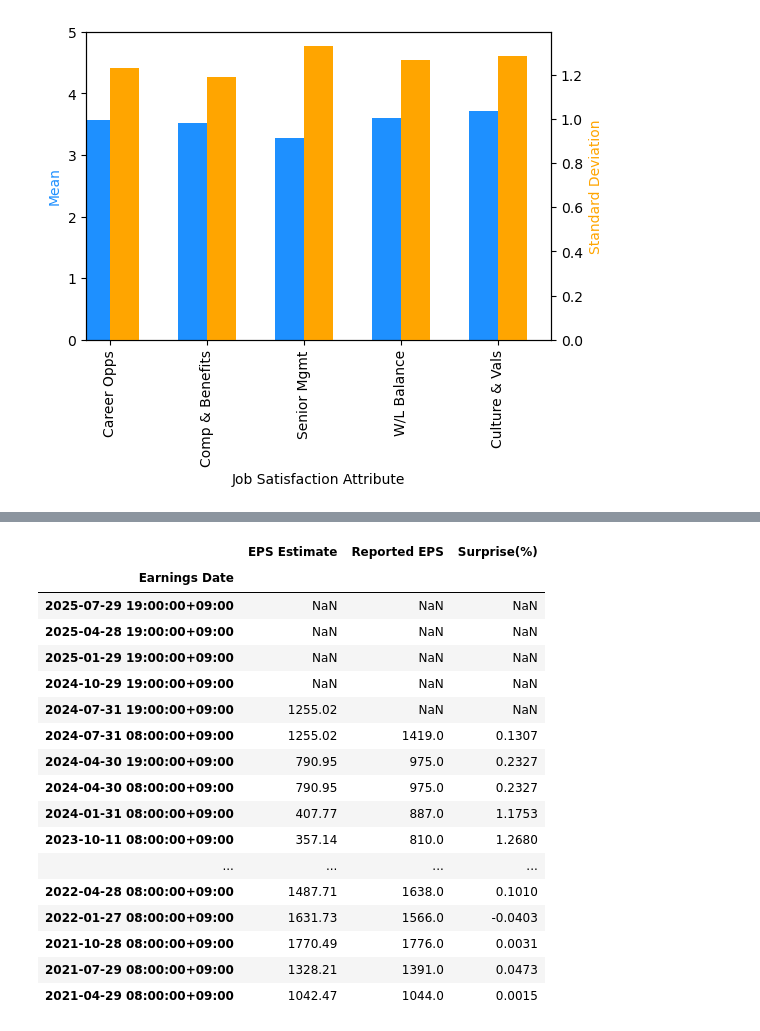
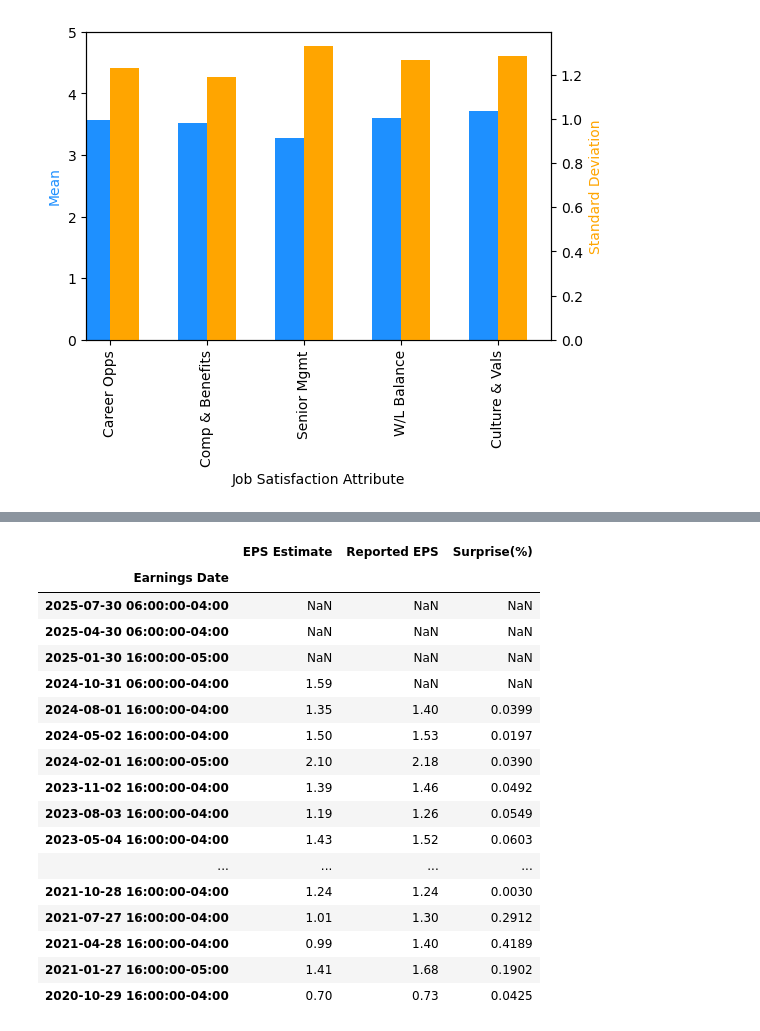
Before and after one commit to MatthiasGN/thesis, a Jupyter notebook: thesis-master.ipynb, the cells around one changed output, grey strips where cells are left out. Drawn from its saved outputs; the diff is of its cells as text; code cells hidden in the pictures.

Commit message:
Step 8: Retrieve financial data. Attempt 1 complete

```diff
--- a/thesis-master.ipynb
+++ b/thesis-master.ipynb
@@ -788,3 +870,0 @@ Seeing if I can get AAPL's EPS in Q1 2018 as an example:
-# %%
-stock = yf.Ticker('AAPL')
-stock.financials
@@ -829,22 +894,21 @@ stock.quarterly_income_stmt
 # %%
-samsung = yf.Ticker('005930.KS')
-samsung.get_earnings_dates(limit=20)
+stock.get_earnings_dates(limit=20)
 # %% [output]
 |  | EPS Estimate | Reported EPS | Surprise(%) |
 | Earnings Date |  |  |  |
-| 2025-07-29 19:00:00+09:00 | NaN | NaN | NaN |
-| 2025-04-28 19:00:00+09:00 | NaN | NaN | NaN |
-| 2025-01-29 19:00:00+09:00 | NaN | NaN | NaN |
-| 2024-10-29 19:00:00+09:00 | NaN | NaN | NaN |
-| 2024-07-31 19:00:00+09:00 | 1255.02 | NaN | NaN |
-| 2024-07-31 08:00:00+09:00 | 1255.02 | 1419.0 | 0.1307 |
-| 2024-04-30 19:00:00+09:00 | 790.95 | 975.0 | 0.2327 |
-| 2024-04-30 08:00:00+09:00 | 790.95 | 975.0 | 0.2327 |
-| 2024-01-31 08:00:00+09:00 | 407.77 | 887.0 | 1.1753 |
-| 2023-10-11 08:00:00+09:00 | 357.14 | 810.0 | 1.2680 |
+| 2025-07-30 06:00:00-04:00 | NaN | NaN | NaN |
+| 2025-04-30 06:00:00-04:00 | NaN | NaN | NaN |
+| 2025-01-30 16:00:00-05:00 | NaN | NaN | NaN |
+| 2024-10-31 06:00:00-04:00 | 1.59 | NaN | NaN |
+| 2024-08-01 16:00:00-04:00 | 1.35 | 1.40 | 0.0399 |
+| 2024-05-02 16:00:00-04:00 | 1.50 | 1.53 | 0.0197 |
+| 2024-02-01 16:00:00-05:00 | 2.10 | 2.18 | 0.0390 |
+| 2023-11-02 16:00:00-04:00 | 1.39 | 1.46 | 0.0492 |
+| 2023-08-03 16:00:00-04:00 | 1.19 | 1.26 | 0.0549 |
+| 2023-05-04 16:00:00-04:00 | 1.43 | 1.52 | 0.0603 |
 | ... | ... | ... | ... |
-| 2022-04-28 08:00:00+09:00 | 1487.71 | 1638.0 | 0.1010 |
-| 2022-01-27 08:00:00+09:00 | 1631.73 | 1566.0 | -0.0403 |
-| 2021-10-28 08:00:00+09:00 | 1770.49 | 1776.0 | 0.0031 |
-| 2021-07-29 08:00:00+09:00 | 1328.21 | 1391.0 | 0.0473 |
-| 2021-04-29 08:00:00+09:00 | 1042.47 | 1044.0 | 0.0015 |
+| 2021-10-28 16:00:00-04:00 | 1.24 | 1.24 | 0.0030 |
+| 2021-07-27 16:00:00-04:00 | 1.01 | 1.30 | 0.2912 |
+| 2021-04-28 16:00:00-04:00 | 0.99 | 1.40 | 0.4189 |
+| 2021-01-27 16:00:00-05:00 | 1.41 | 1.68 | 0.1902 |
+| 2020-10-29 16:00:00-04:00 | 0.70 | 0.73 | 0.0425 |
```
Also changed, not shown: parts of 56 cells of this notebook.
